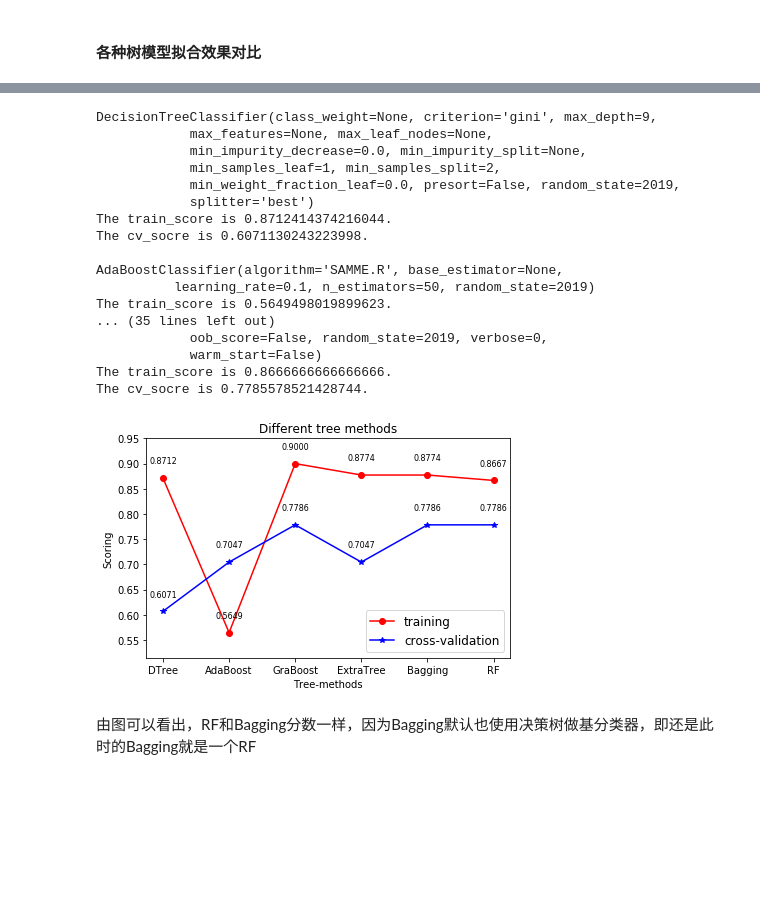
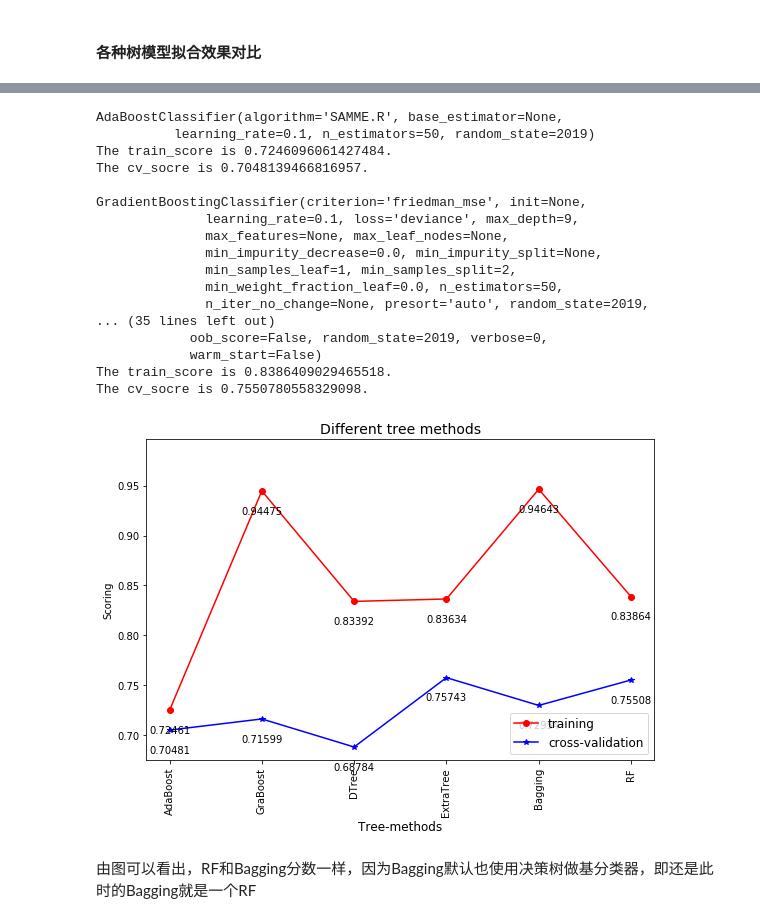
Before and after one commit to troywu666/Airbnb_data_analyse, a Jupyter notebook: 订房预测.ipynb, the cells around one changed output, grey strips where cells are left out. Cells and saved outputs as stored; diff of their text form; code cells hidden in the pictures; blank space fills up the shorter version.

```diff
--- a/订房预测.ipynb
+++ b/订房预测.ipynb
@@ -942,7 +945,7 @@ def dcg_score(y_true,y_score,k=5):
 
 def ndcg(ground_truth,predictions,k=5):
     lb=LabelBinarizer()
-    lb.fit(range(len(predictions)+1))
+    lb.fit(range(len(np.unique(ytrain_le_new))+1))
     T=lb.transform(ground_truth)
 
     scores=[]
@@ -953,7 +956,7 @@ def ndcg(ground_truth,predictions,k=5):
         score=float(actual)/float(best)
         scores.append(score)
 
-        return np.mean(scores)
+    return np.mean(scores)
 # %% [markdown]
 ### logistic regression
 # %% [markdown]
@@ -1224,8 +1227,10 @@ GradientBoostingClassifier(criterion='friedman_mse', init=None,
             oob_score=False, random_state=2019, verbose=0,
             warm_start=False)
 # %%
-train_score=[]
-cv_score=[]
+from sklearn.model_selection import KFold
+
+train_tree_score=[]
+cv_tree_score=[]
 
 k_ndcg=11
 
@@ -1250,45 +1255,47 @@ for keys in clf_tree.keys():
         train_iter_score.append(train_ndcg_score)
         cv_iter_score.append(cv_ndcg_score)
 
-    train_score.append(np.mean(train_iter_score))
-    cv_score.append(np.mean(cv_iter_score))
+    train_tree_score.append(np.mean(train_iter_score))
+    cv_tree_score.append(np.mean(cv_iter_score))
 
     print('The train_score is %s.'%(np.mean(train_iter_score)))
     print('The cv_socre is %s.\n'%(np.mean(cv_iter_score)))
 # %% [output]
-DecisionTreeClassifier(class_weight=None, criterion='gini', max_depth=9,
-            max_features=None, max_leaf_nodes=None,
-            min_impurity_decrease=0.0, min_impurity_split=None,
-            min_samples_leaf=1, min_samples_split=2,
-            min_weight_fraction_leaf=0.0, presort=False, random_state=2019,
-            splitter='best')
-The train_score is 0.8712414374216044.
-The cv_socre is 0.6071130243223998.
-
 AdaBoostClassifier(algorithm='SAMME.R', base_estimator=None,
           learning_rate=0.1, n_estimators=50, random_state=2019)
-The train_score is 0.5649498019899623.
+The train_score is 0.7246096061427484.
+The cv_socre is 0.7048139466816957.
+
+GradientBoostingClassifier(criterion='friedman_mse', init=None,
+              learning_rate=0.1, loss='deviance', max_depth=9,
+              max_features=None, max_leaf_nodes=None,
+              min_impurity_decrease=0.0, min_impurity_split=None,
+              min_samples_leaf=1, min_samples_split=2,
+              min_weight_fraction_leaf=0.0, n_estimators=50,
+              n_iter_no_change=None, presort='auto', random_state=2019,
 ... (35 lines left out)
             oob_score=False, random_state=2019, verbose=0,
             warm_start=False)
-The train_score is 0.8666666666666666.
-The cv_socre is 0.7785578521428744.
+The train_score is 0.8386409029465518.
+The cv_socre is 0.7550780558329098.
 # %%
-plt.plot(clf_tree.keys(),train_score,'ro-',label='training')
-plt.plot(clf_tree.keys(),cv_score,'b*-',label='cross-validation')
-plt.xlabel('Tree-methods')
+plt.figure(figsize=(8,6))
+plt.plot(clf_tree.keys(),train_tree_score,'ro-',label='training')
+plt.plot(clf_tree.keys(),cv_tree_score,'b*-',label='cross-validation')
+plt.xlabel('Tree-methods',fontsize=12)
 plt.ylabel('Scoring')
-plt.ylim(np.min(train_score)-0.05,np.max(train_score)+0.05)
-plt.title('Different tree methods')
-plt.legend(loc='best',fontsize=12)
-for a,b in zip(clf_tree.keys(),train_score):
-    plt.text(a,b+0.025,'%.4f'%(b),ha='center',va='bottom',fontsize=8)
-for a,b in zip(clf_tree.keys(),cv_score):
-    plt.text(a,b+0.025,'%.4f'%(b),ha='center',va='bottom',fontsize=8)
+plt.xticks(ticks=range(len(clf_tree.keys())),labels=clf_tree.keys(),rotation=90)
+plt.ylim(np.min(train_tree_score)-0.05,np.max(train_tree_score)+0.05)
+plt.title('Different tree methods',fontsize=14)
+plt.legend(loc='lower right',fontsize=12)
+for a,b in zip(clf_tree.keys(),train_tree_score):
+    plt.text(a,b-0.025,'%.5f'%(b),ha='center',va='bottom',fontsize=10)
+for a,b in zip(clf_tree.keys(),cv_tree_score):
+    plt.text(a,b-0.025,'%.5f'%(b),ha='center',va='bottom',fontsize=10)
 plt.tight_layout()
 ##Bagging默认就是决策树做基分类器
 # %% [output]
-[figure, old version]
+[figure, new version]
 # %% [markdown]
 由图可以看出，RF和Bagging分数一样，因为Bagging默认也使用决策树做基分类器，即还是此时的Bagging就是一个RF
 # %% [markdown]
```
Also changed, not shown: parts of 19 cells of this notebook, 9 other files.
